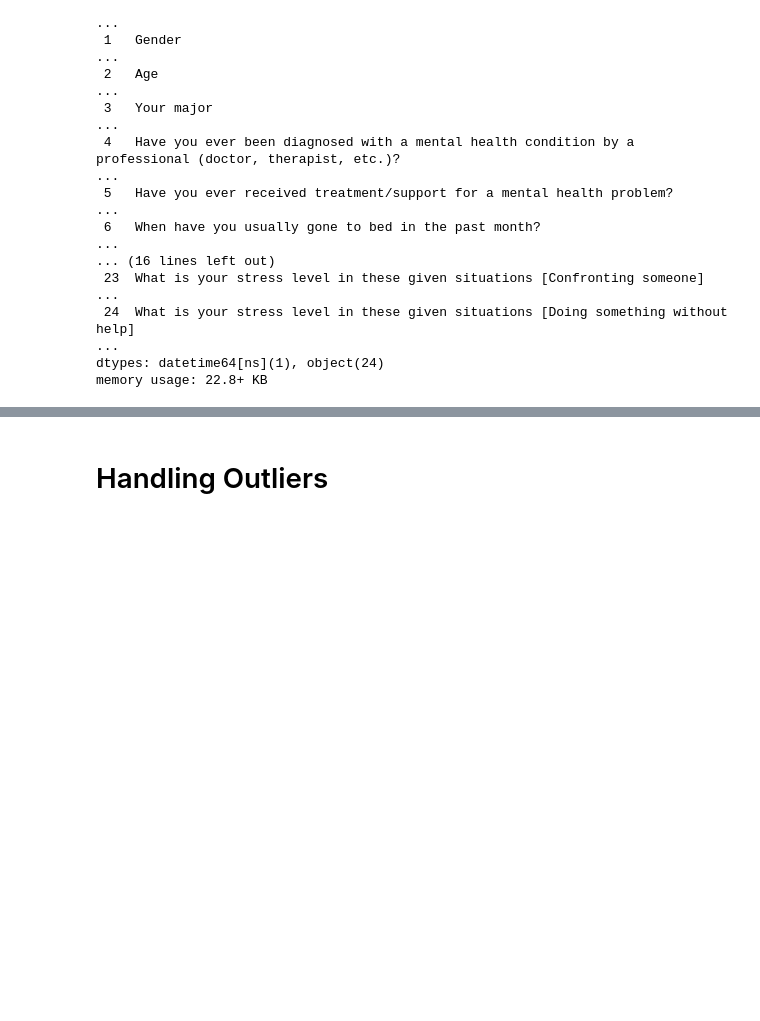
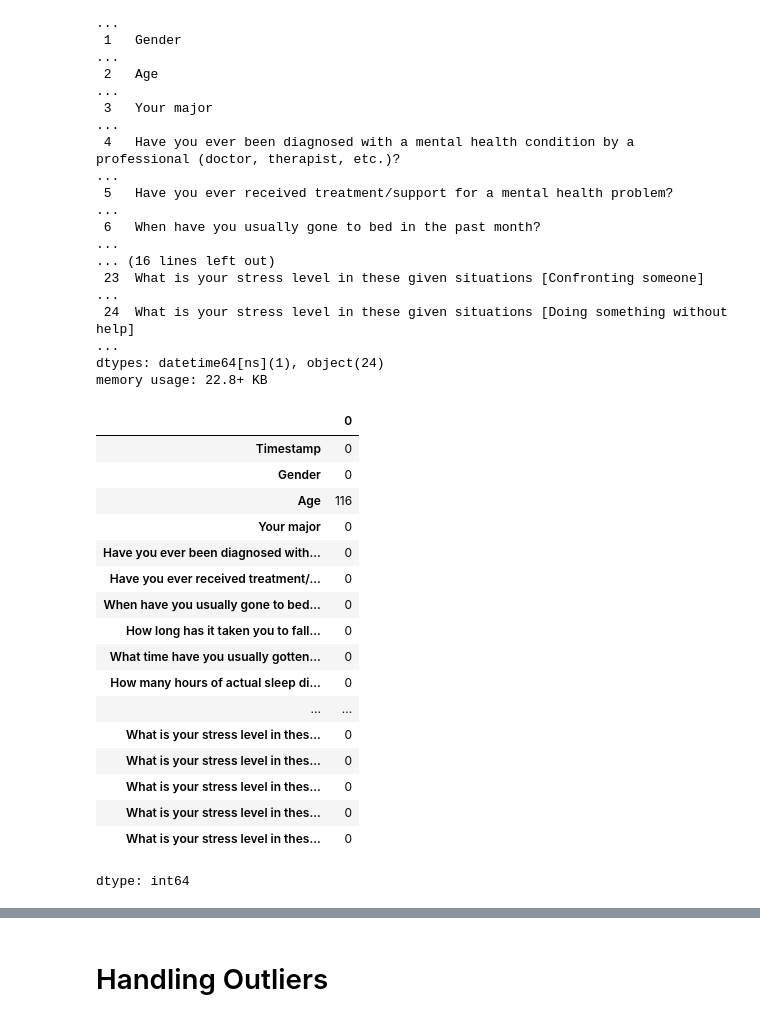
Before and after one commit to Nikhil5566/EDA-Prostate-cancer-dataset-, a Jupyter notebook: Stress_Sleep_pattern_dataset.ipynb, the cells around one changed output, grey strips where cells are left out. Cells and saved outputs as stored; diff of their text form; code cells hidden in the pictures; blank space fills up the shorter version.

```diff
--- a/Stress_Sleep_pattern_dataset.ipynb
+++ b/Stress_Sleep_pattern_dataset.ipynb
@@ -105,3 +105,24 @@ Data columns (total 25 columns):
  24  What is your stress level in these given situations [Doing something without help]                                                                                                                  ...
 dtypes: datetime64[ns](1), object(24)
 memory usage: 22.8+ KB
+# %%
+df.isnull().sum()
+# %% [output]
+|  | 0 |
+| Timestamp | 0 |
+| Gender | 0 |
+| Age | 116 |
+| Your major | 0 |
+| Have you ever been diagnosed with... | 0 |
+| Have you ever received treatment/... | 0 |
+| When have you usually gone to bed... | 0 |
+| How long has it taken you to fall... | 0 |
+| What time have you usually gotten... | 0 |
+| How many hours of actual sleep di... | 0 |
+| ... | ... |
+| What is your stress level in thes... | 0 |
+| What is your stress level in thes... | 0 |
+| What is your stress level in thes... | 0 |
+| What is your stress level in thes... | 0 |
+| What is your stress level in thes... | 0 |
+dtype: int64
```
Also changed, not shown: parts of 3 cells of this notebook.
